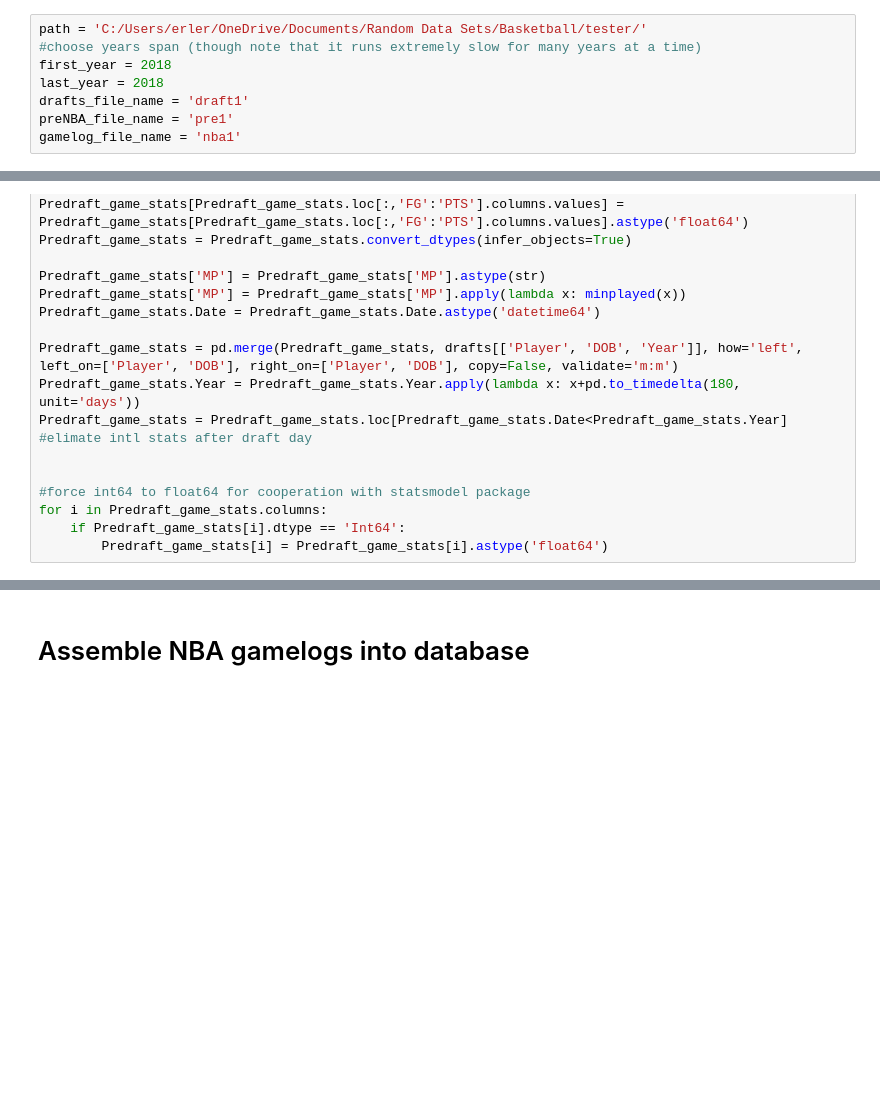
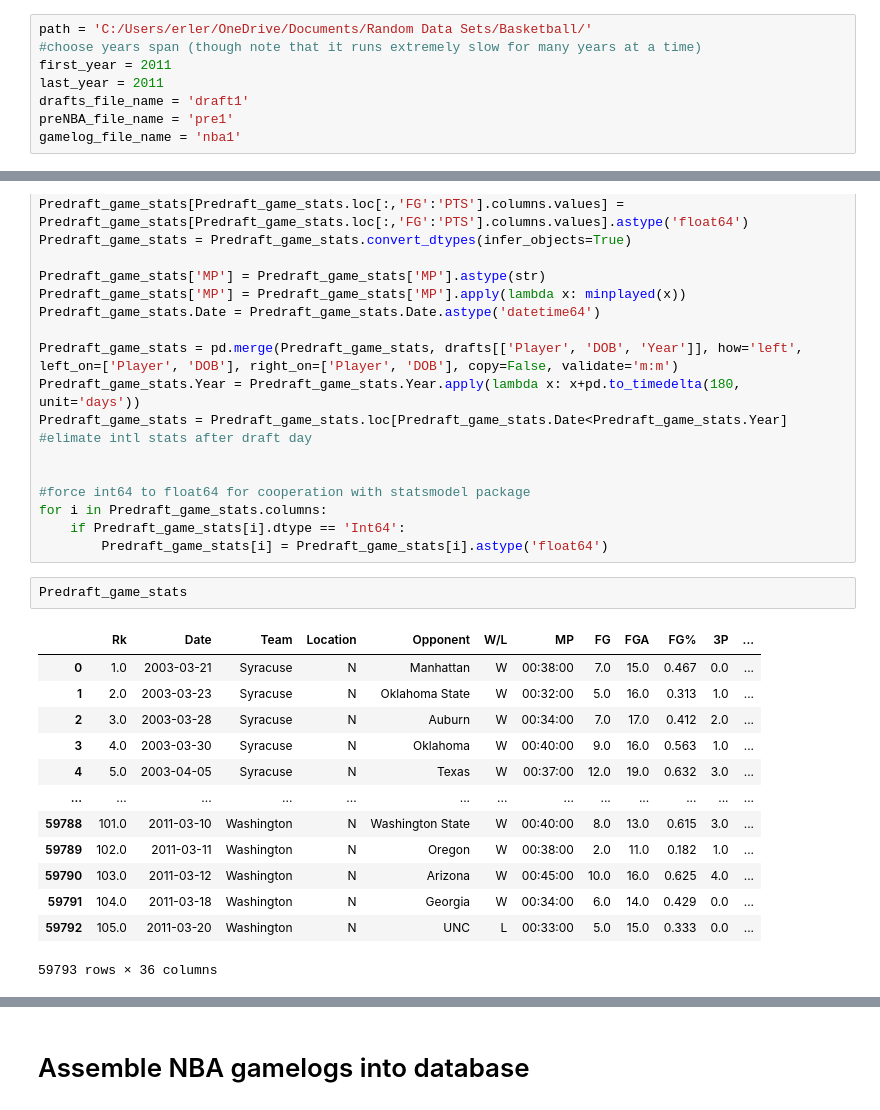
Before and after one commit to radarreed/Basketball-reference.com_web_scraper, a Jupyter notebook: nbascrape-iter.ipynb, the cells around one changed output, grey strips where cells are left out. Cells and saved outputs as stored; diff of their text form; blank space fills up the shorter version.

```diff
--- a/nbascrape-iter.ipynb
+++ b/nbascrape-iter.ipynb
@@ -7,10 +7,10 @@ This code is flexible in that periods can be combined and not all the desired pe
 # %% [markdown]
 ## Set file path and select years and then run all
 # %%
-path = 'C:/Users/erler/OneDrive/Documents/Random Data Sets/Basketball/tester/'
+path = 'C:/Users/erler/OneDrive/Documents/Random Data Sets/Basketball/'
 #choose years span (though note that it runs extremely slow for many years at a time)
-first_year = 2018
-last_year = 2018
+first_year = 2011
+last_year = 2011
 drafts_file_name = 'draft1'
 preNBA_file_name = 'pre1'
 gamelog_file_name = 'nba1'
@@ -258,6 +270,22 @@ Predraft_game_stats = Predraft_game_stats.loc[Predraft_game_stats.Date<Predraft_
 for i in Predraft_game_stats.columns:
     if Predraft_game_stats[i].dtype == 'Int64':
         Predraft_game_stats[i] = Predraft_game_stats[i].astype('float64')
+# %%
+Predraft_game_stats
+# %% [output]
+|  | Rk | Date | Team | Location | Opponent | W/L | MP | FG | FGA | FG% | 3P | ... |
+| 0 | 1.0 | 2003-03-21 | Syracuse | N | Manhattan | W | 00:38:00 | 7.0 | 15.0 | 0.467 | 0.0 | ... |
+| 1 | 2.0 | 2003-03-23 | Syracuse | N | Oklahoma State | W | 00:32:00 | 5.0 | 16.0 | 0.313 | 1.0 | ... |
+| 2 | 3.0 | 2003-03-28 | Syracuse | N | Auburn | W | 00:34:00 | 7.0 | 17.0 | 0.412 | 2.0 | ... |
+| 3 | 4.0 | 2003-03-30 | Syracuse | N | Oklahoma | W | 00:40:00 | 9.0 | 16.0 | 0.563 | 1.0 | ... |
+| 4 | 5.0 | 2003-04-05 | Syracuse | N | Texas | W | 00:37:00 | 12.0 | 19.0 | 0.632 | 3.0 | ... |
+| ... | ... | ... | ... | ... | ... | ... | ... | ... | ... | ... | ... | ... |
+| 59788 | 101.0 | 2011-03-10 | Washington | N | Washington State | W | 00:40:00 | 8.0 | 13.0 | 0.615 | 3.0 | ... |
+| 59789 | 102.0 | 2011-03-11 | Washington | N | Oregon | W | 00:38:00 | 2.0 | 11.0 | 0.182 | 1.0 | ... |
+| 59790 | 103.0 | 2011-03-12 | Washington | N | Arizona | W | 00:45:00 | 10.0 | 16.0 | 0.625 | 4.0 | ... |
+| 59791 | 104.0 | 2011-03-18 | Washington | N | Georgia | W | 00:34:00 | 6.0 | 14.0 | 0.429 | 0.0 | ... |
+| 59792 | 105.0 | 2011-03-20 | Washington | N | UNC | L | 00:33:00 | 5.0 | 15.0 | 0.333 | 0.0 | ... |
+59793 rows × 36 columns
 # %%
 #save file
 Predraft_game_stats.to_csv(path+preNBA_file_name+str(first_year)+'_'+str(last_year)+'.csv', index=None)
```
Also changed, not shown: parts of 5 cells of this notebook.
